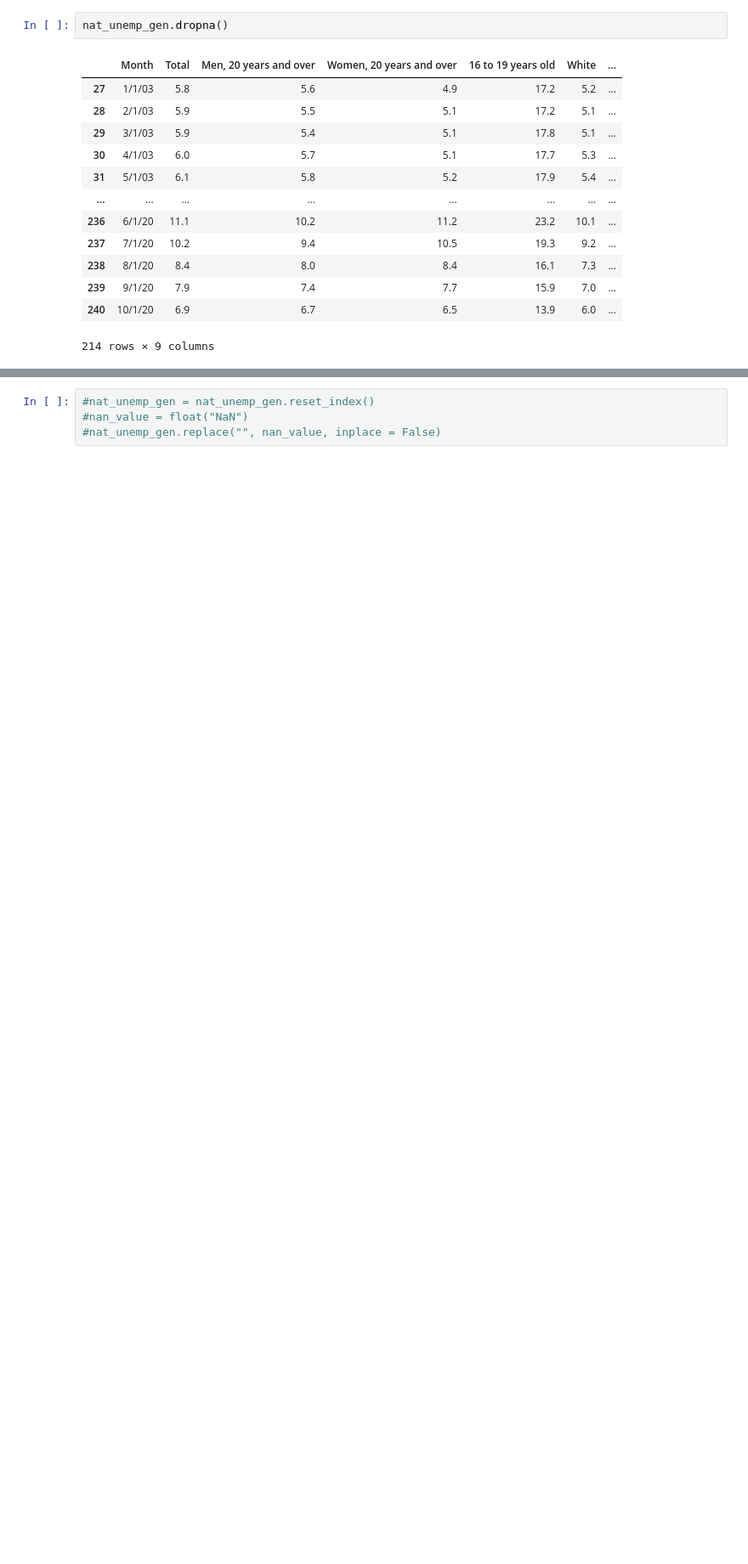
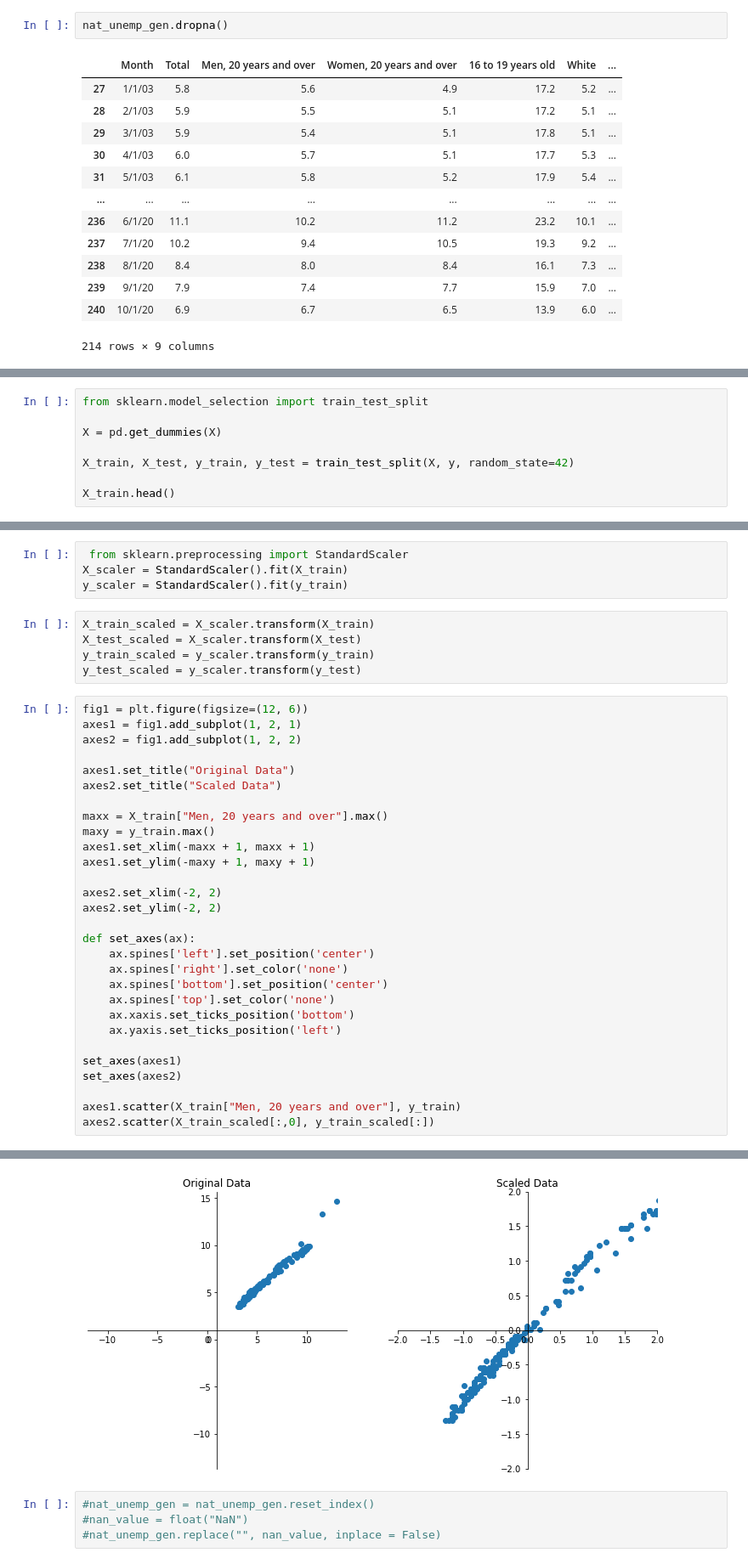
Before and after one commit to vgnenov/OnTheUpAndUp, a Jupyter notebook: machine_learning.ipynb, the cells around one changed output, grey strips where cells are left out. Shown: that part at 85% size. Saved outputs shown, nothing was run; the diff lists cells and outputs as text; blank space fills up the shorter version.

```diff
--- a/machine_learning.ipynb
+++ b/machine_learning.ipynb
@@ -37,0 +63,8 @@ print(X.shape, y.shape)
+# %%
+from sklearn.model_selection import train_test_split
+
+X = pd.get_dummies(X)
+
+X_train, X_test, y_train, y_test = train_test_split(X, y, random_state=42)
+
+X_train.head()
@@ -37,0 +78,39 @@ print(X.shape, y.shape)
+# %%
+ from sklearn.preprocessing import StandardScaler
+X_scaler = StandardScaler().fit(X_train)
+y_scaler = StandardScaler().fit(y_train)
+# %%
+X_train_scaled = X_scaler.transform(X_train)
+X_test_scaled = X_scaler.transform(X_test)
+y_train_scaled = y_scaler.transform(y_train)
+y_test_scaled = y_scaler.transform(y_test)
+# %%
+fig1 = plt.figure(figsize=(12, 6))
+axes1 = fig1.add_subplot(1, 2, 1)
+axes2 = fig1.add_subplot(1, 2, 2)
+
+axes1.set_title("Original Data")
+axes2.set_title("Scaled Data")
+
+maxx = X_train["Men, 20 years and over"].max()
+maxy = y_train.max()
+axes1.set_xlim(-maxx + 1, maxx + 1)
+axes1.set_ylim(-maxy + 1, maxy + 1)
+
+axes2.set_xlim(-2, 2)
+axes2.set_ylim(-2, 2)
+
+def set_axes(ax):
+    ax.spines['left'].set_position('center')
+    ax.spines['right'].set_color('none')
+    ax.spines['bottom'].set_position('center')
+    ax.spines['top'].set_color('none')
+    ax.xaxis.set_ticks_position('bottom')
+    ax.yaxis.set_ticks_position('left')
+
+set_axes(axes1)
+set_axes(axes2)
+
+axes1.scatter(X_train["Men, 20 years and over"], y_train)
+axes2.scatter(X_train_scaled[:,0], y_train_scaled[:])
+# %% [output]
@@ -38,3 +118,4 @@ print(X.shape, y.shape)
+[figure, added]
 # %%
 #nat_unemp_gen = nat_unemp_gen.reset_index()
 #nan_value = float("NaN")
```
Also changed, not shown: parts of 9 cells of this notebook.
